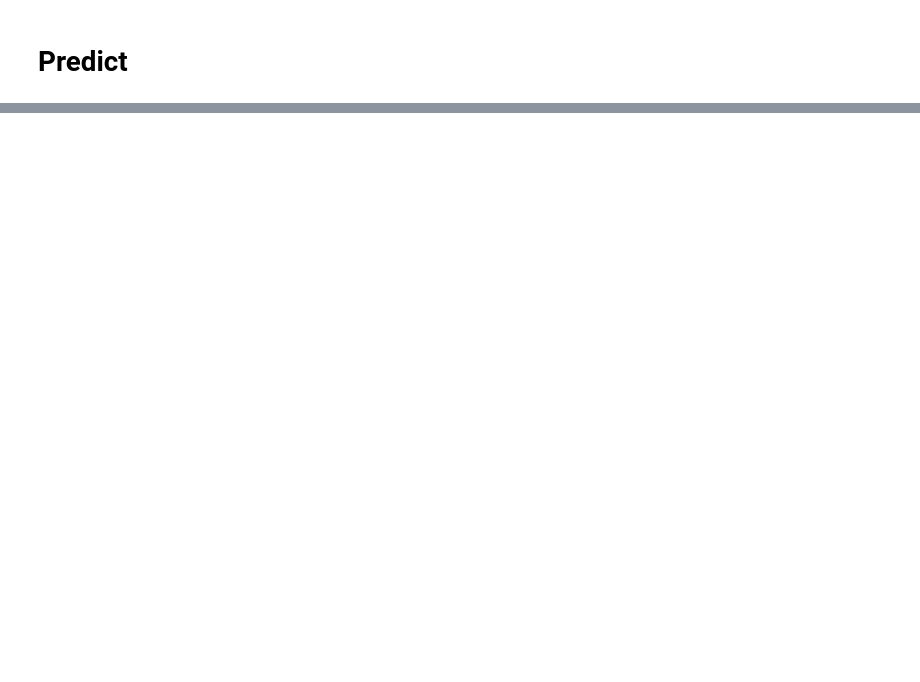
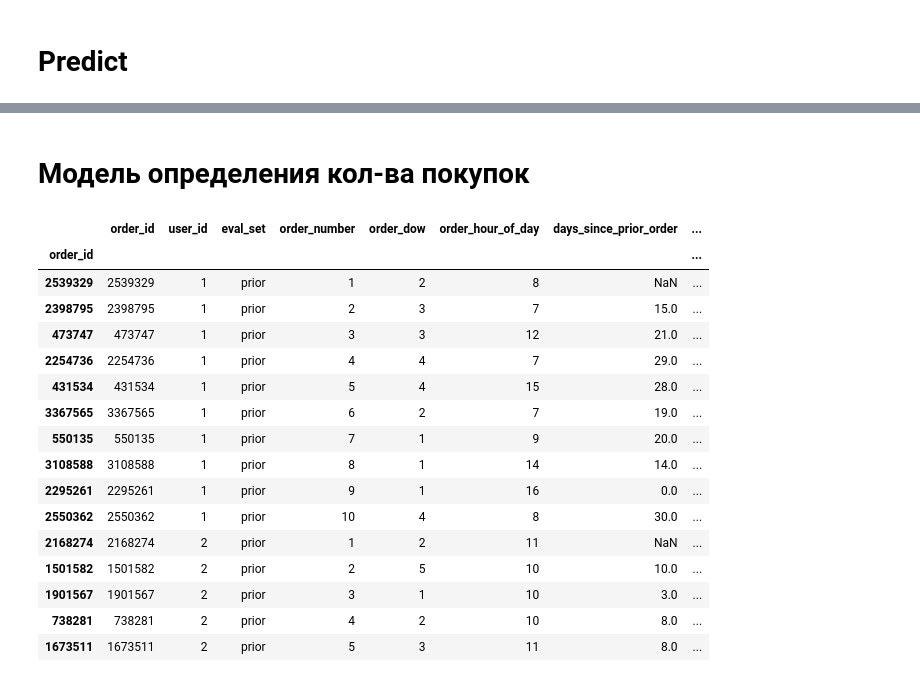
Before and after one commit to bataeves/kaggle, a Jupyter notebook: instacart/Model.ipynb, the cells around one changed output, grey strips where cells are left out. Saved outputs shown, nothing was run; the diff lists cells and outputs as text; code cells hidden in the pictures; blank space fills up the shorter version.

```diff
--- a/instacart/Model.ipynb
+++ b/instacart/Model.ipynb
@@ -243,0 +88,16 @@ computing user f
+# %%
+# Week No
+o1_gr = orders.groupby("user_id").agg({"days_since_prior_order": "cumsum"})
+orders["user_weekno"] = (o1_gr["days_since_prior_order"] / 7).round().fillna(0)
+
+orders = orders.merge(
+    orders.groupby("user_id").agg({"user_weekno": "max"}).rename(
+        columns={"user_weekno": "user_weekno_max"}
+    ).reset_index(),
+    on="user_id",
+    how="left"
+)
+
+orders["user_weekno_rev"] = abs(orders.user_weekno_max - orders.user_weekno).astype(np.int8)
+orders = orders.drop("user_weekno_max", axis=1)
+gc.collect()
@@ -243,0 +112,4 @@ computing user f
+# %%
+priors = priors.join(orders, on='order_id', rsuffix='_')
+priors = priors.join(products, on='product_id', rsuffix='_')
+priors.drop(['product_id_', 'order_id_'], inplace=True, axis=1)
@@ -292,0 +749,31 @@ light GBM predict
+# %% [markdown]
+# Модель определения кол-ва покупок
+# %%
+prior_orders_count = priors[["order_id", "product_id"]].groupby("order_id").count()
+prior_orders_count = prior_orders_count.rename(columns={"product_id": "product_counts"})
+
+train_orders_count = op_train.drop(["product_id", "order_id"], axis=1, errors="ignore")
+train_orders_count = train_orders_count.reset_index()[["order_id", "product_id"]].groupby("order_id").count()
+train_orders_count = train_orders_count.rename(columns={"product_id": "product_counts"})
+
+prior_orders_count = orders.join(prior_orders_count, how='inner')
+train_orders_count = orders.join(train_orders_count, how='inner')
+prior_orders_count.head(15)
+# %% [output]
+|  | order_id | user_id | eval_set | order_number | order_dow | order_hour_of_day | days_since_prior_order | ... |
+| order_id |  |  |  |  |  |  |  | ... |
+| 2539329 | 2539329 | 1 | prior | 1 | 2 | 8 | NaN | ... |
+| 2398795 | 2398795 | 1 | prior | 2 | 3 | 7 | 15.0 | ... |
+| 473747 | 473747 | 1 | prior | 3 | 3 | 12 | 21.0 | ... |
+| 2254736 | 2254736 | 1 | prior | 4 | 4 | 7 | 29.0 | ... |
+| 431534 | 431534 | 1 | prior | 5 | 4 | 15 | 28.0 | ... |
+| 3367565 | 3367565 | 1 | prior | 6 | 2 | 7 | 19.0 | ... |
+| 550135 | 550135 | 1 | prior | 7 | 1 | 9 | 20.0 | ... |
+| 3108588 | 3108588 | 1 | prior | 8 | 1 | 14 | 14.0 | ... |
+| 2295261 | 2295261 | 1 | prior | 9 | 1 | 16 | 0.0 | ... |
+| 2550362 | 2550362 | 1 | prior | 10 | 4 | 8 | 30.0 | ... |
+| 2168274 | 2168274 | 2 | prior | 1 | 2 | 11 | NaN | ... |
+| 1501582 | 1501582 | 2 | prior | 2 | 5 | 10 | 10.0 | ... |
+| 1901567 | 1901567 | 2 | prior | 3 | 1 | 10 | 3.0 | ... |
+| 738281 | 738281 | 2 | prior | 4 | 2 | 10 | 8.0 | ... |
+| 1673511 | 1673511 | 2 | prior | 5 | 3 | 11 | 8.0 | ... |
```
Also changed, not shown: parts of 46 cells of this notebook, 22 other files.
